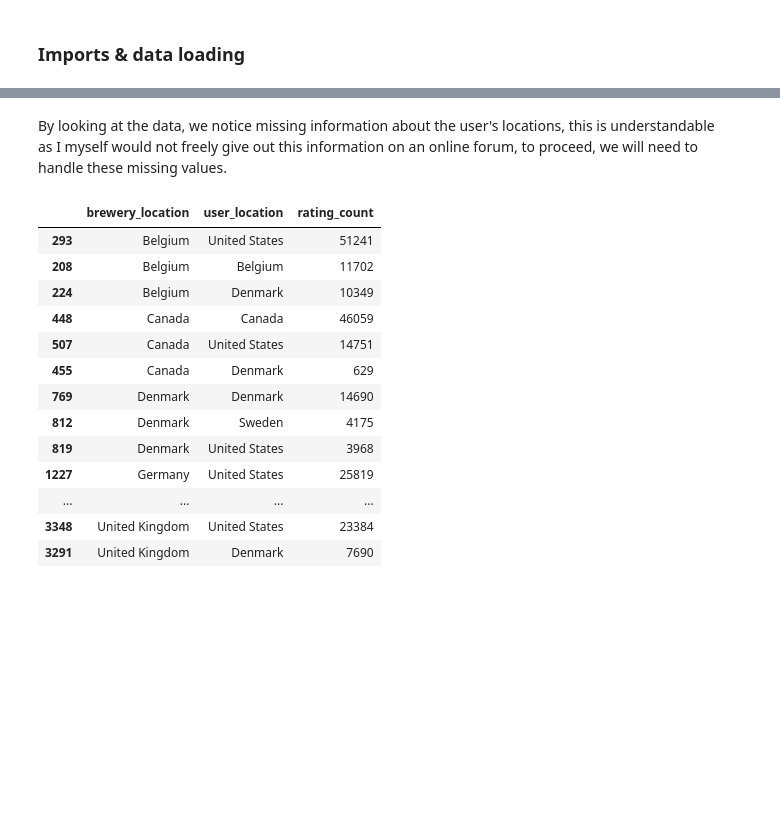
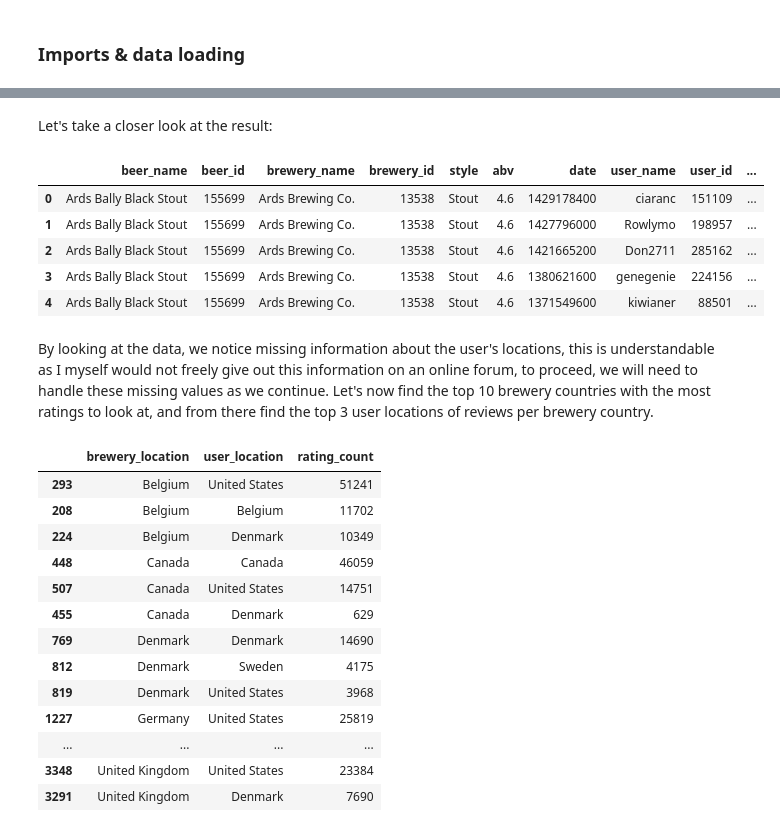
Before and after one commit to epfl-ada/ada-2023-project-renensgang1020, a Jupyter notebook: Ada_p3_q2.ipynb, the cells around one changed output, grey strips where cells are left out. Drawn from its saved outputs; the diff is of its cells as text; code cells hidden in the pictures; blank space fills up the shorter version.

```diff
--- a/Ada_p3_q2.ipynb
+++ b/Ada_p3_q2.ipynb
@@ -56,3 +62,5 @@ def add_user_and_brewery_locations(ratings, users, breweries):
     ratings_international = ratings_final[ratings_final['brewery_location'] != ratings_final['user_location']]
 
     return ratings_final, ratings_local, ratings_international
+
+ratings, local_ratings, international_ratings = add_user_and_brewery_location(ratings_data, users_data, breweries_data)
@@ -63,3 +66,0 @@ def add_user_and_brewery_locations(ratings, users, breweries):
-# %%
-#Calling auxilliary function to generate overall ratings, local_ratings, international_ratings dataframes.
-ratings, local_ratings, international_ratings = add_user_and_brewery_locatio(ratings_data, users_data, breweries_data)
@@ -72,5 +67,17 @@ ratings, local_ratings, international_ratings = add_user_and_brewery_locatio(rat
+# %% [markdown]
+Let's take a closer look at the result:
+# %%
+
+ratings.head(5)
+# %% [output]
+|  | beer_name | beer_id | brewery_name | brewery_id | style | abv | date | user_name | user_id | ... |
+| 0 | Ards Bally Black Stout | 155699 | Ards Brewing Co. | 13538 | Stout | 4.6 | 1429178400 | ciaranc | 151109 | ... |
+| 1 | Ards Bally Black Stout | 155699 | Ards Brewing Co. | 13538 | Stout | 4.6 | 1427796000 | Rowlymo | 198957 | ... |
+| 2 | Ards Bally Black Stout | 155699 | Ards Brewing Co. | 13538 | Stout | 4.6 | 1421665200 | Don2711 | 285162 | ... |
+| 3 | Ards Bally Black Stout | 155699 | Ards Brewing Co. | 13538 | Stout | 4.6 | 1380621600 | genegenie | 224156 | ... |
+| 4 | Ards Bally Black Stout | 155699 | Ards Brewing Co. | 13538 | Stout | 4.6 | 1371549600 | kiwianer | 88501 | ... |
 # %% [markdown]
-By looking at the data, we notice missing information about the user's locations, this is understandable as I myself would not freely give out this information on an online forum, to proceed, we will need to handle these missing values.
+By looking at the data, we notice missing information about the user's locations, this is understandable as I myself would not freely give out this information on an online forum, to proceed, we will need to handle these missing values as we continue. Let's now find the top 10 brewery countries with the most ratings to look at, and from there find the top 3 user locations of reviews per brewery country.
 # %%
 # Combining ratings from different sources
 combined_ratings = pd.concat([local_ratings, international_ratings])
```
Also changed, not shown: parts of 30 cells of this notebook.
